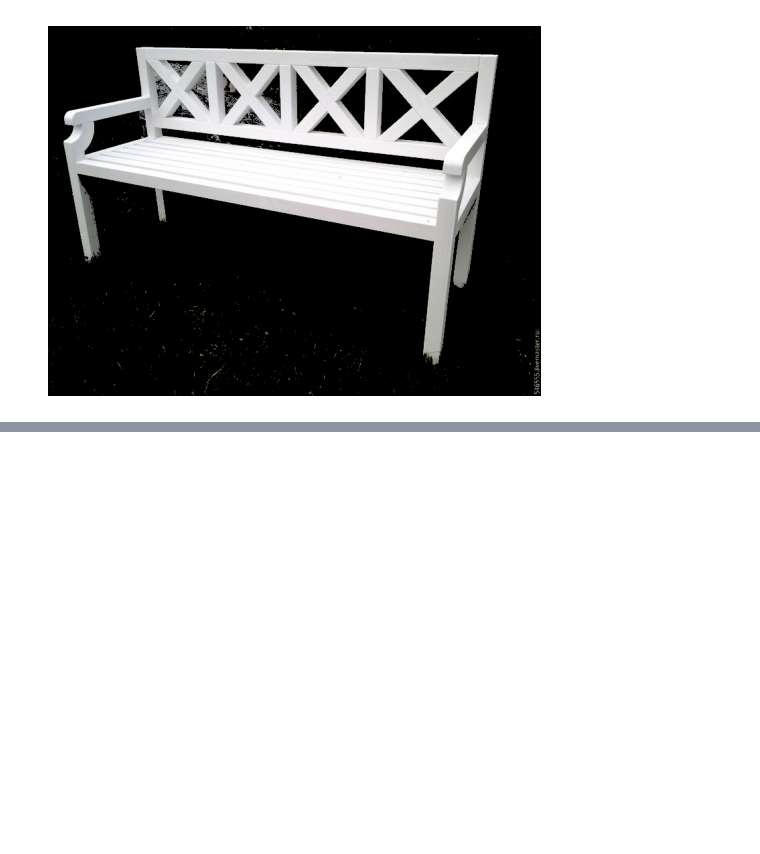
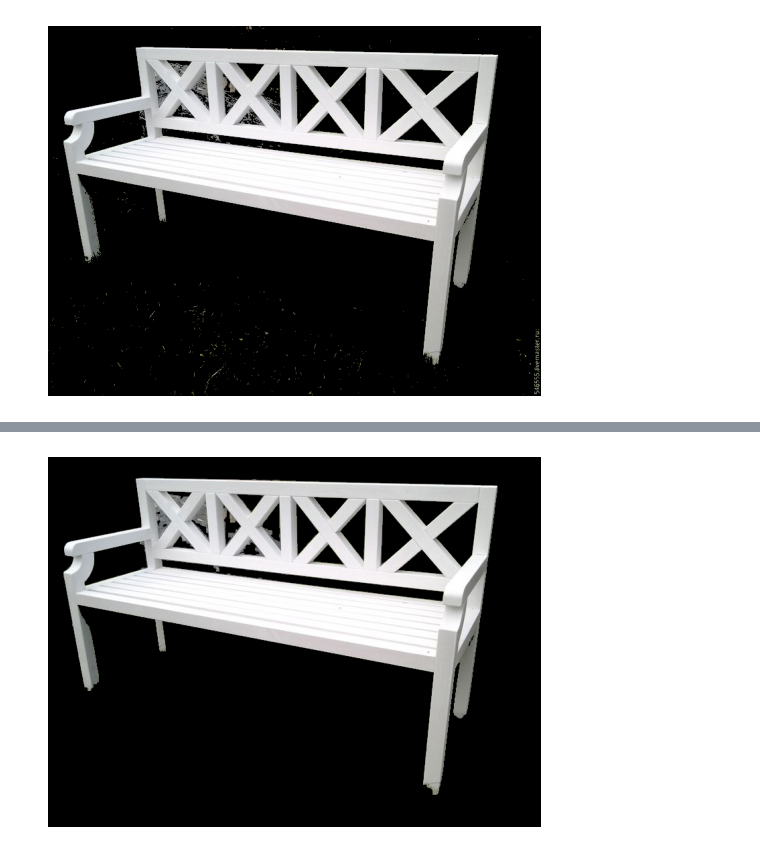
Before and after one commit to delokoseni/IntelligentImageProcessingTechnologies1, a Jupyter notebook: main.ipynb, the cells around one changed output, grey strips where cells are left out. Drawn from its saved outputs; the diff is of its cells as text; code cells hidden in the pictures; blank space fills up the shorter version.

```diff
--- a/main.ipynb
+++ b/main.ipynb
@@ -102 +94,6 @@ plt.axis("off"); plt.imshow(resultBenchImage); plt.show()
+# %%
+resultBenchClean = cv.bitwise_and(benchImage, benchImage, mask=benchMaskOpen)
+plt.axis("off"); plt.imshow(resultBenchClean); plt.show()
+# %% [output]
+[figure, added]
 # %%
```
Also changed, not shown: parts of 11 cells of this notebook.
